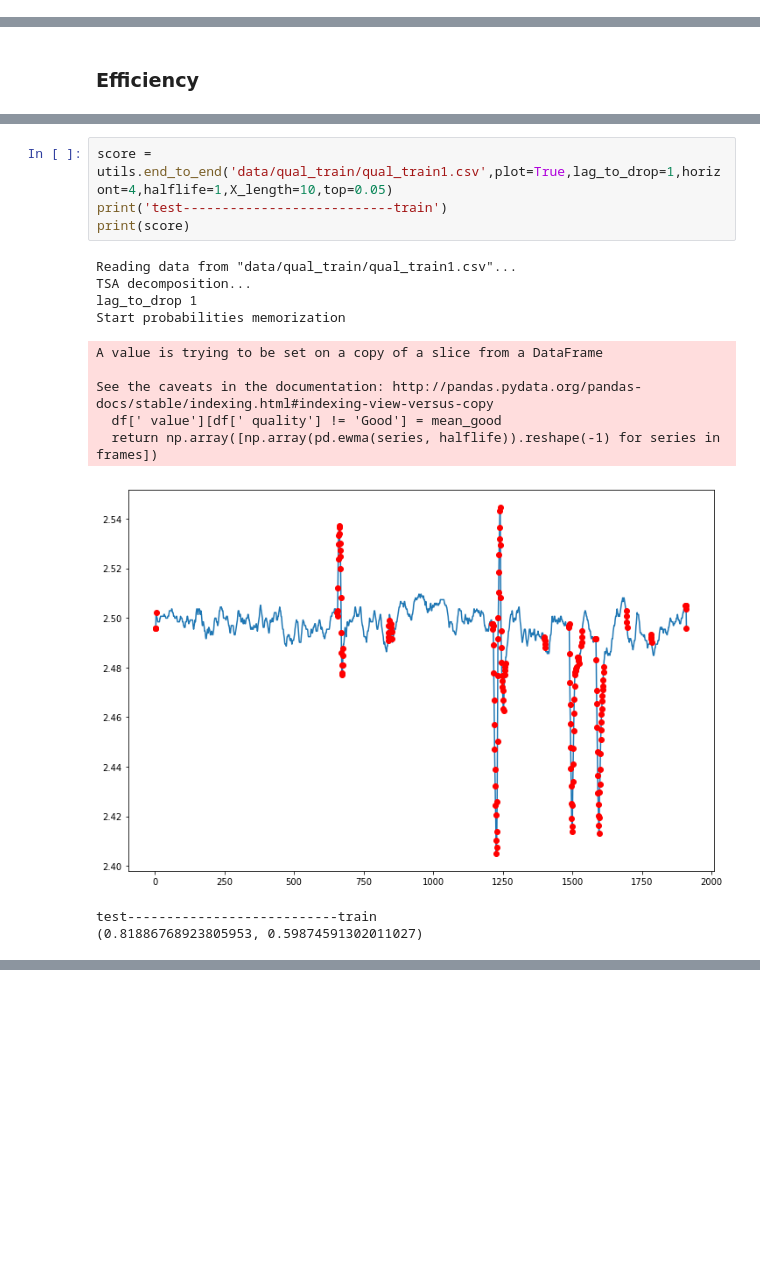
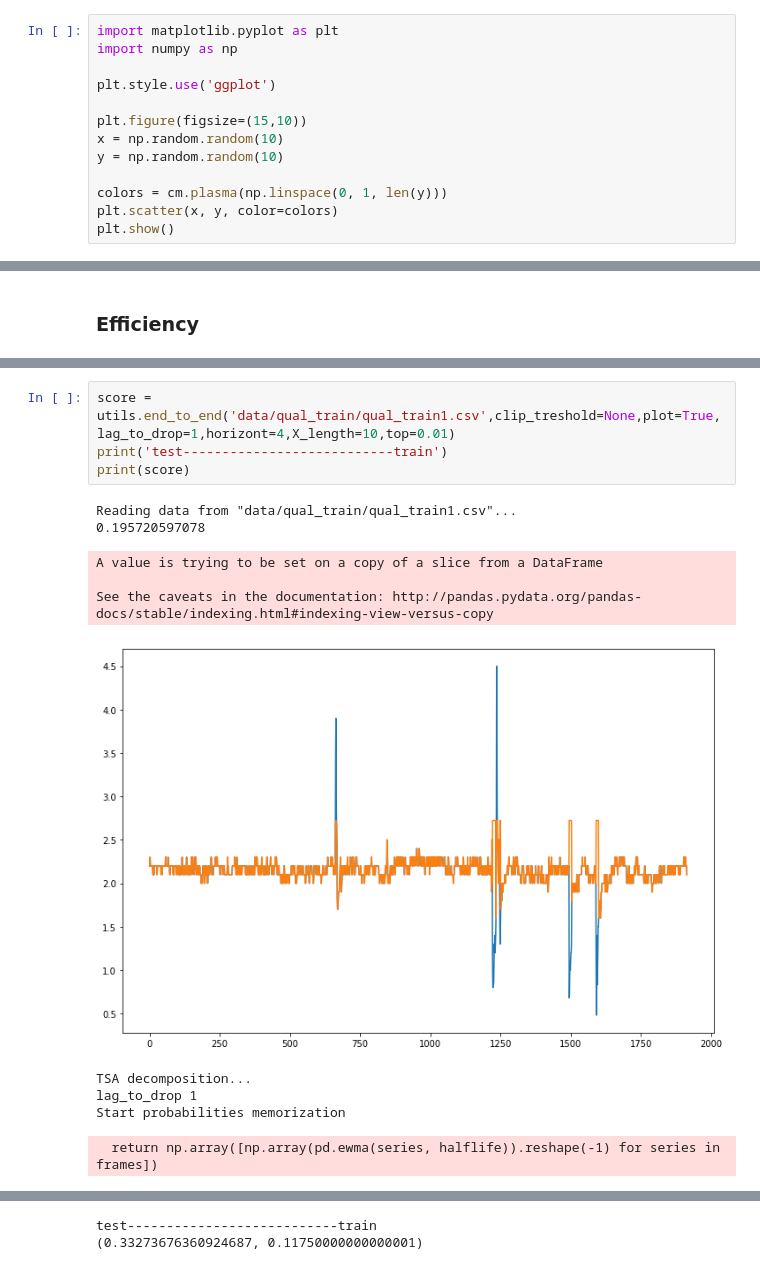
Before and after one commit to ale3otik/GlobalChangersSibur, a Jupyter notebook: notebook2_draft.ipynb, the cells around one changed output, grey strips where cells are left out. Saved outputs shown, nothing was run; the diff lists cells and outputs as text; blank space fills up the shorter version.

```diff
--- a/notebook2_draft.ipynb
+++ b/notebook2_draft.ipynb
@@ -69,0 +94,13 @@ Wall time: 55 s
+# %%
+import matplotlib.pyplot as plt
+import numpy as np
+
+plt.style.use('ggplot')
+
+plt.figure(figsize=(15,10))
+x = np.random.random(10)
+y = np.random.random(10)
+
+colors = cm.plasma(np.linspace(0, 1, len(y)))
+plt.scatter(x, y, color=colors)
+plt.show()
@@ -137,17 +193,15 @@ Wall time: 1min 4s
 # %%
-score = utils.end_to_end('data/qual_train/qual_train1.csv',plot=True,lag_to_drop=1,horizont=4,halflife=1,X_length=10,top=0.05)
+score = utils.end_to_end('data/qual_train/qual_train1.csv',clip_treshold=None,plot=True,lag_to_drop=1,horizont=4,X_length=10,top=0.01)
 print('test---------------------------train')
 print(score)
 # %% [output]
 Reading data from "data/qual_train/qual_train1.csv"...
-TSA decomposition...
-lag_to_drop 1
-Start probabilities memorization
+0.195720597078
 A value is trying to be set on a copy of a slice from a DataFrame
 
 See the caveats in the documentation: http://pandas.pydata.org/pandas-docs/stable/indexing.html#indexing-view-versus-copy
-  df[' value'][df[' quality'] != 'Good'] = mean_good
-  return np.array([np.array(pd.ewma(series, halflife)).reshape(-1) for series in frames])
-[figure, old version]
+[figure, new version]
-test---------------------------train
-(0.81886768923805953, 0.59874591302011027)
+TSA decomposition...
+lag_to_drop 1
+Start probabilities memorization
+  return np.array([np.array(pd.ewma(series, halflife)).reshape(-1) for series in frames])
@@ -154,3 +209,5 @@ test---------------------------train
+test---------------------------train
+(0.33273676360924687, 0.11750000000000001)
 # %%
 score = utils.end_to_end('data/energy_cons_train/Energy_cons_train1.csv',
                          plot=True,
```
Also changed, not shown: parts of 15 cells of this notebook.
